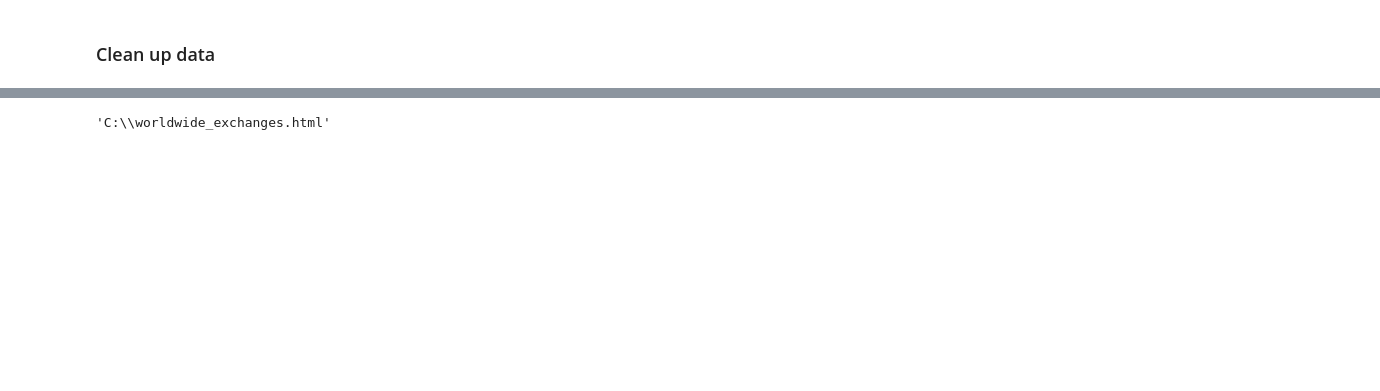
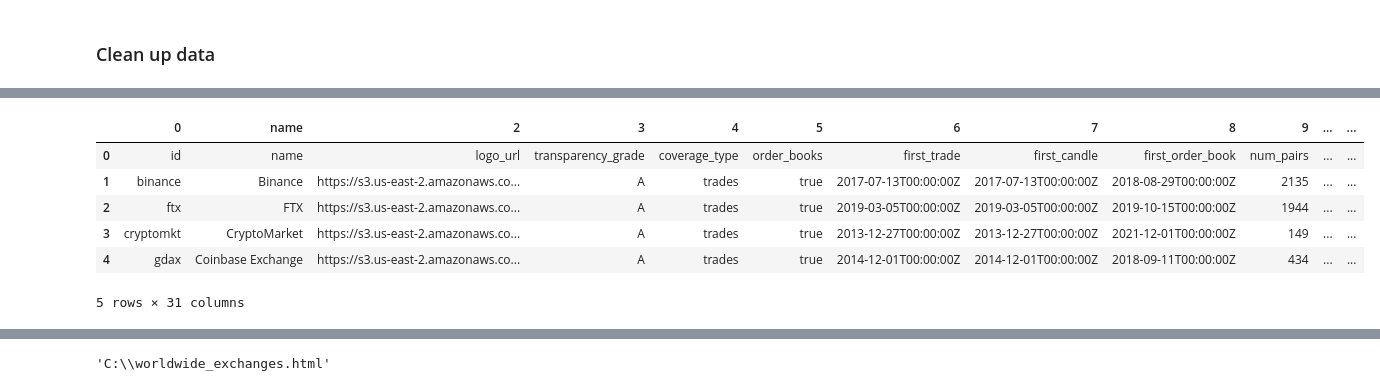
Before and after one commit to Hderek22/Fintech_Project_1, a Jupyter notebook: Project1_wip.ipynb, the cells around one changed output, grey strips where cells are left out. Cells and saved outputs as stored; diff of their text form; code cells hidden in the pictures; blank space fills up the shorter version.

```diff
--- a/Project1_wip.ipynb
+++ b/Project1_wip.ipynb
@@ -62,0 +65,16 @@ print(iso3_codes)
+# %%
+#rename columns
+country_data = country_data.rename(columns = {29:'country'})
+country_data = country_data.rename(columns = {28:'continent'})
+country_data = country_data.rename(columns = {1:'name'})
+country_data = country_data.rename(columns = {30:'website'})
+country_data = country_data.rename(columns = {23:'volume'})
+country_data.head()
+# %% [output]
+|  | 0 | name | 2 | 3 | 4 | 5 | 6 | 7 | 8 | 9 | ... | ... |
+| 0 | id | name | logo_url | transparency_grade | coverage_type | order_books | first_trade | first_candle | first_order_book | num_pairs | ... | ... |
+| 1 | binance | Binance | https://s3.us-east-2.amazonaws.co... | A | trades | true | 2017-07-13T00:00:00Z | 2017-07-13T00:00:00Z | 2018-08-29T00:00:00Z | 2135 | ... | ... |
+| 2 | ftx | FTX | https://s3.us-east-2.amazonaws.co... | A | trades | true | 2019-03-05T00:00:00Z | 2019-03-05T00:00:00Z | 2019-10-15T00:00:00Z | 1944 | ... | ... |
+| 3 | cryptomkt | CryptoMarket | https://s3.us-east-2.amazonaws.co... | A | trades | true | 2013-12-27T00:00:00Z | 2013-12-27T00:00:00Z | 2021-12-01T00:00:00Z | 149 | ... | ... |
+| 4 | gdax | Coinbase Exchange | https://s3.us-east-2.amazonaws.co... | A | trades | true | 2014-12-01T00:00:00Z | 2014-12-01T00:00:00Z | 2018-09-11T00:00:00Z | 434 | ... | ... |
+5 rows × 31 columns
```
Also changed, not shown: parts of 12 cells of this notebook.
